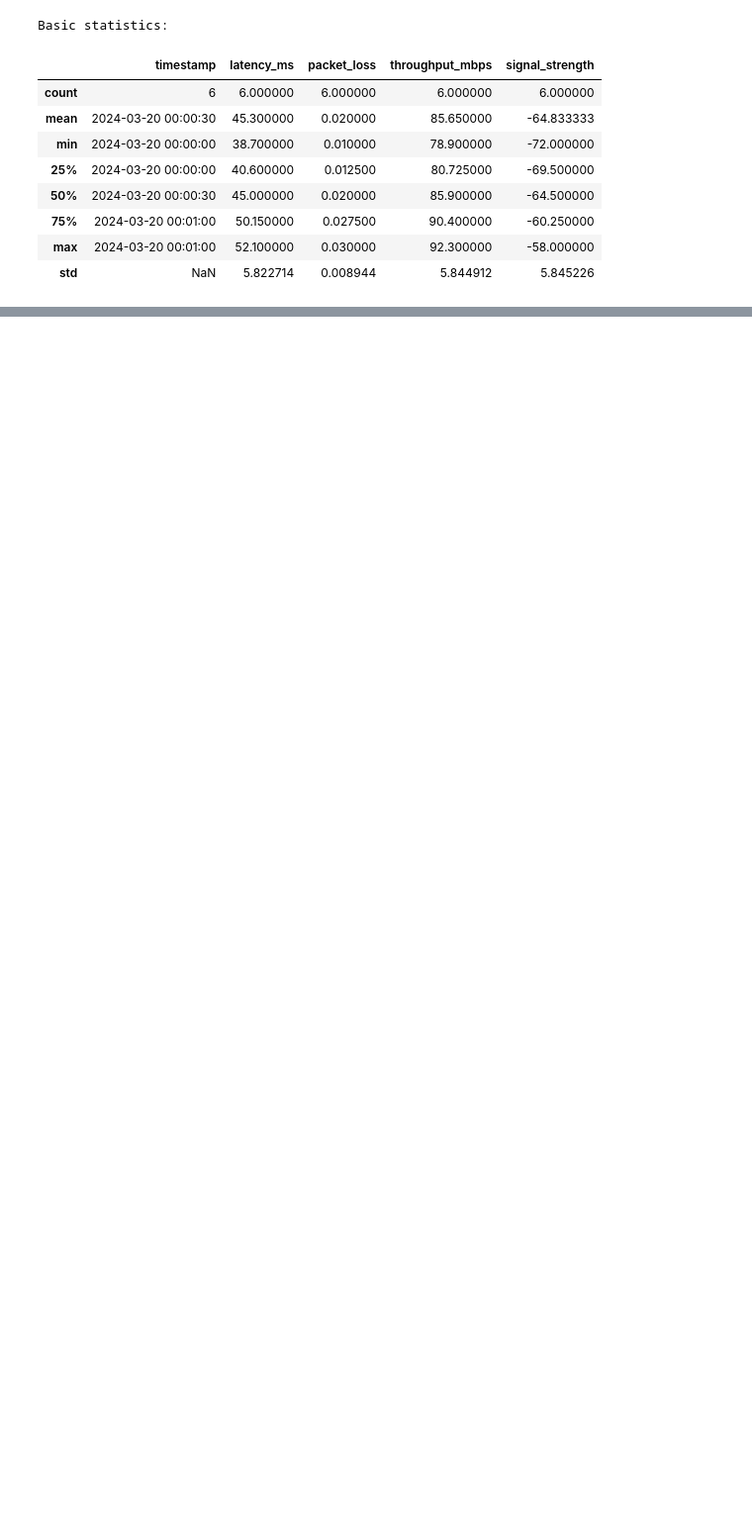
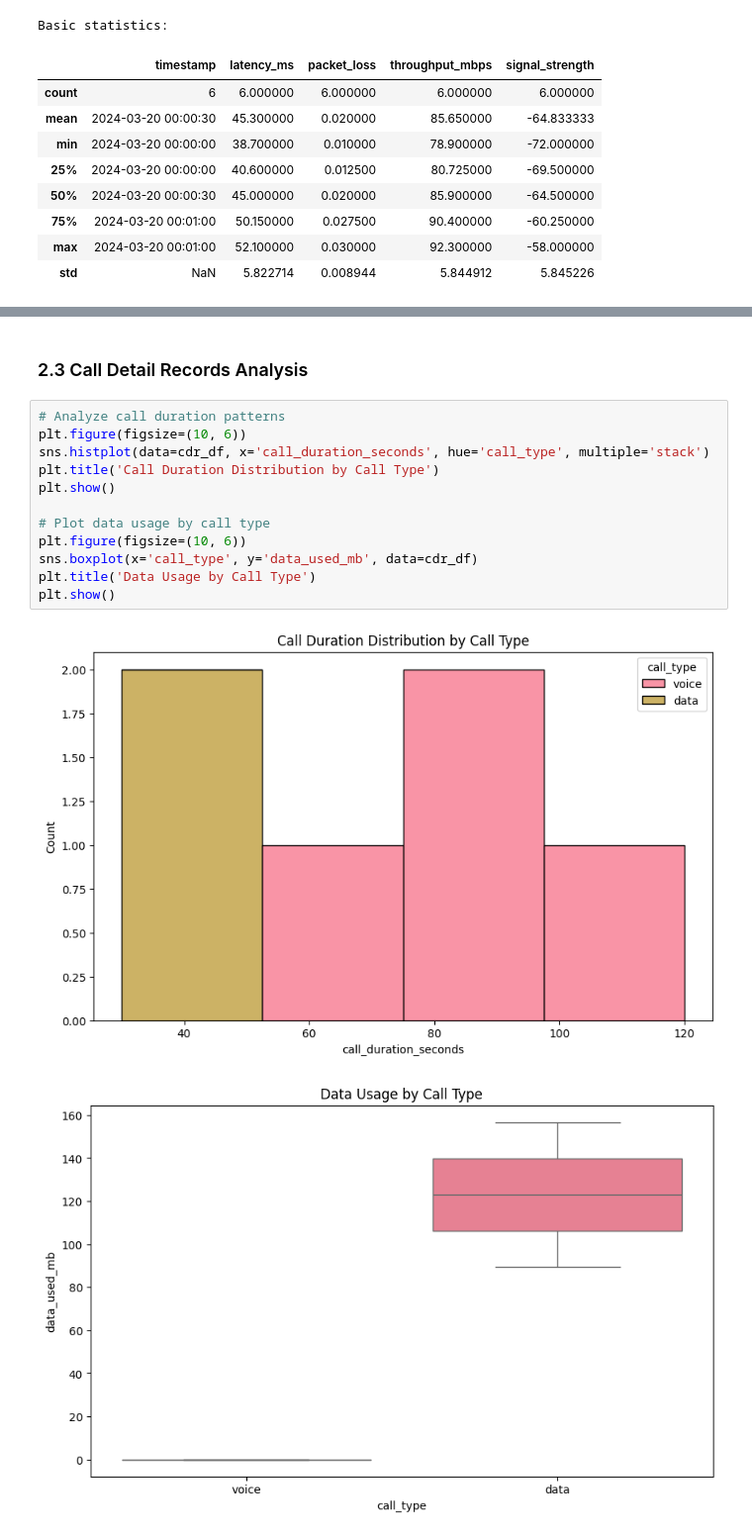
Before and after one commit to ricgene/ml-ops, a Jupyter notebook: ml-ops/notebooks/analysis/telecom_data_analysis.ipynb, the cells around one changed output, grey strips where cells are left out. Shown at 99% size. Cells and saved outputs as stored; diff of their text form; blank space fills up the shorter version.

```diff
--- a/ml-ops/notebooks/analysis/telecom_data_analysis.ipynb
+++ b/ml-ops/notebooks/analysis/telecom_data_analysis.ipynb
@@ -73,0 +114,17 @@ Basic statistics:
+# %% [markdown]
+### 2.3 Call Detail Records Analysis
+# %%
+# Analyze call duration patterns
+plt.figure(figsize=(10, 6))
+sns.histplot(data=cdr_df, x='call_duration_seconds', hue='call_type', multiple='stack')
+plt.title('Call Duration Distribution by Call Type')
+plt.show()
+
+# Plot data usage by call type
+plt.figure(figsize=(10, 6))
+sns.boxplot(x='call_type', y='data_used_mb', data=cdr_df)
+plt.title('Data Usage by Call Type')
+plt.show()
+# %% [output]
+[figure, added]
+[figure, added]
```
Also changed, not shown: parts of 4 cells of this notebook.
